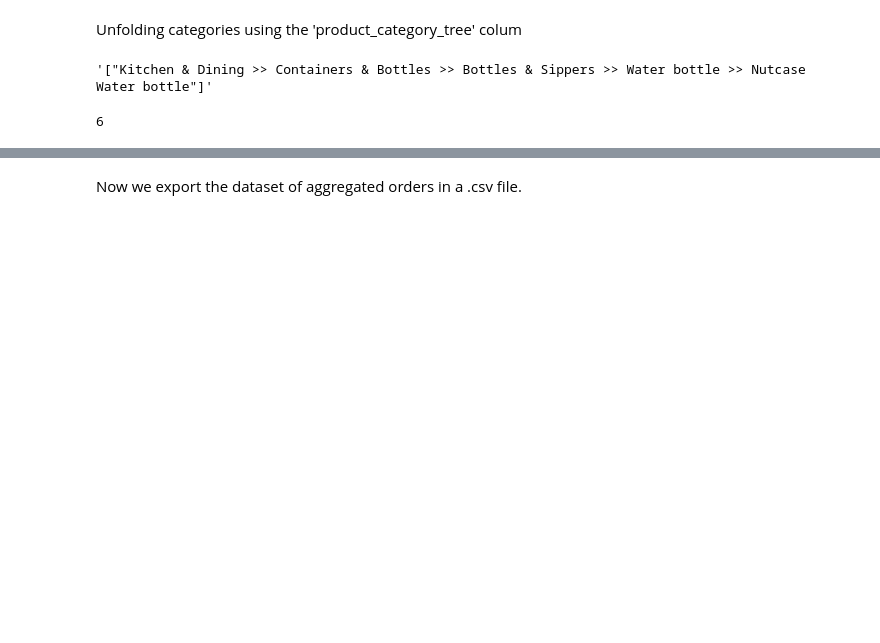
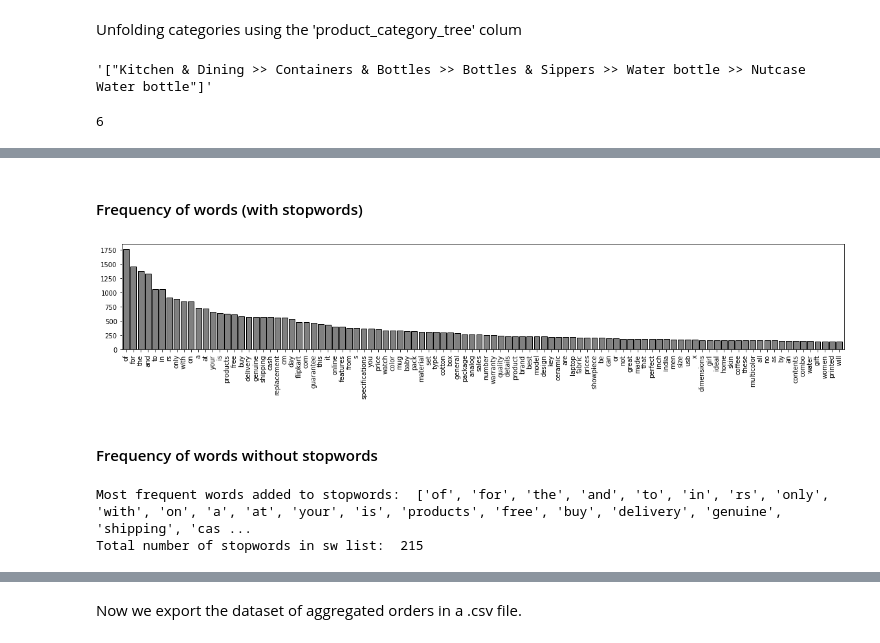
Before and after one commit to SmellyArmure/OC_DS_Project6, a Jupyter notebook: NOTEBOOK/P6_Cleaning_EDA.ipynb, the cells around one changed output, grey strips where cells are left out. Cells and saved outputs as stored; diff of their text form; code cells hidden in the pictures; blank space fills up the shorter version.

```diff
--- a/NOTEBOOK/P6_Cleaning_EDA.ipynb
+++ b/NOTEBOOK/P6_Cleaning_EDA.ipynb
@@ -244,0 +294,9 @@ dtype: int64
+# %%
+df_cat_level['category'] = \
+    df_cat_level['cat_level_0'].replace({'Home Furnishing': 'Furnishing',
+                                        'Baby Care': 'Baby',
+                                        'Watches': 'Watches',
+                                        'Home Decor & Festive Needs': 'Decor',
+                                        'Kitchen & Dining': 'Kitchen',
+                                        'Beauty and Personal Care': 'Beauty',
+                                        'Computers': 'Computers'})
@@ -245,3 +305,4 @@ dtype: int64
 # %%
 # extracting only useful data
-df_desc_cat = pd.concat([df_cat_level, df[["product_name", "description"]]], axis=1)
+df_desc_cat = pd.concat([df_cat_level['category'],
+                         df[["product_name", "description"]]], axis=1)
@@ -247,0 +319,4 @@ df_desc_cat = pd.concat([df_cat_level, df[["product_name", "description"]]], axi
+# %%
+# creation of a corpus of all the descriptions
+corpus = ' '.join(df_desc_cat['description'].values)
+print("total nb of words in the whole corpus: ", len(corpus.split()))
@@ -247,0 +338,15 @@ df_desc_cat = pd.concat([df_cat_level, df[["product_name", "description"]]], axi
+# %% [markdown]
+#### Frequency of words (with stopwords)
+# %%
+# tokenizing the words in the whole corpus
+tokenizer = nltk.RegexpTokenizer(r'[a-z]+')
+li_words = tokenizer.tokenize(corpus.lower())
+# counting frequency of each word
+ser_freq = pd.Series(nltk.FreqDist(li_words))
+# plotting the most frequent words
+ser_freq.sort_values(ascending=False)[0:100].plot.bar(width=0.8,
+                                                            color='grey',
+                                                            ec='k')
+plt.gcf().set_size_inches(20,3)
+# %% [output]
+[figure, added]
@@ -247,0 +360,18 @@ df_desc_cat = pd.concat([df_cat_level, df[["product_name", "description"]]], axi
+# %% [markdown]
+#### Frequency of words without stopwords
+# %%
+# creating a list of stopwords...
+sw = set()
+# ...including the 36 most frequent words ...
+most_freq = (ser_freq.sort_values(ascending=False)[0:36].index).tolist()
+sw.update(most_freq)
+print("Most frequent words added to stopwords: ", most_freq)
+# ...including the single letters ...
+single_letters = list(string.ascii_lowercase)
+sw.update(single_letters)
+# ... as well a known english stopwords from nltk package
+sw.update(tuple(nltk.corpus.stopwords.words('english')))
+print("Total number of stopwords in sw list: ", len(sw))
+# %% [output]
+Most frequent words added to stopwords:  ['of', 'for', 'the', 'and', 'to', 'in', 'rs', 'only', 'with', 'on', 'a', 'at', 'your', 'is', 'products', 'free', 'buy', 'delivery', 'genuine', 'shipping', 'cas ...
+Total number of stopwords in sw list:  215
```
Also changed, not shown: parts of 101 cells of this notebook, 5 other files.
